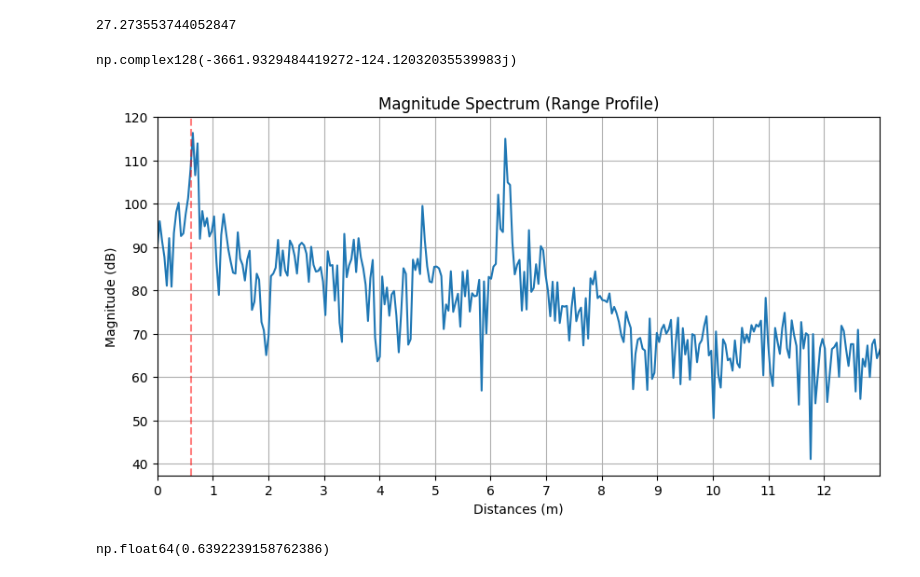
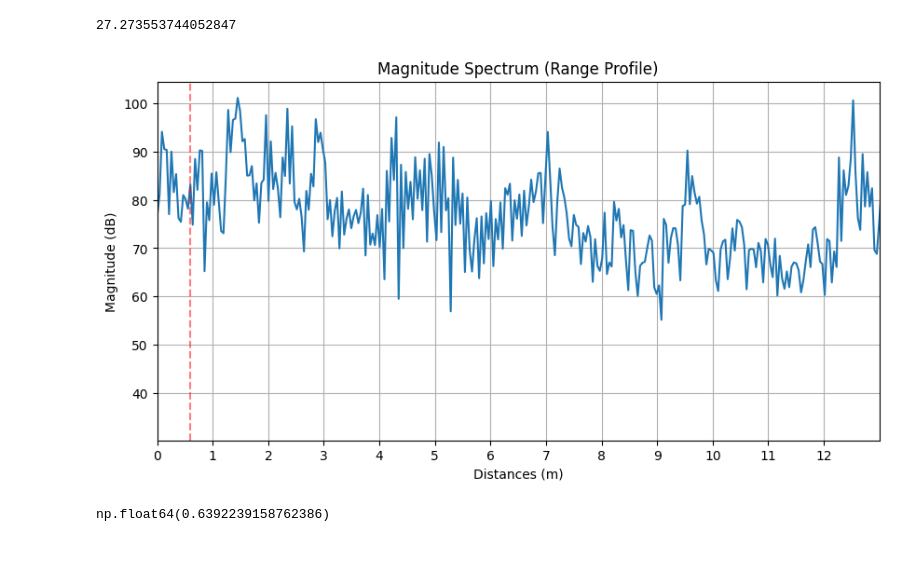
Before and after one commit to manavjeetsingh/mmWaveDataExtraction, a Jupyter notebook: rawDataProcessing4Rx2TxHighRes.ipynb, the cells around one changed output. Drawn from its saved outputs; the diff is of its cells as text; code cells hidden in the pictures.

```diff
--- a/rawDataProcessing4Rx2TxHighRes.ipynb
+++ b/rawDataProcessing4Rx2TxHighRes.ipynb
@@ -9,7 +11,7 @@ from dcalib import read_dca1000
 # fileName="Sitting1Tx1Rx/static_sitting_no_breathing3.bin"
 # fileName="Sitting1Tx1Rx/nothing.bin"
 # fileName="11_30/11_30_highres_nomovement_nobreathing_59cm_1.bin"
-fileName="12_8_2Tx4Rx/highres_nomovement_nobreathing_60cm_1.bin"
+fileName=f"{path_to_folder}12_8_2Tx4Rx/highres_nomovement_nobreathing_60cm_1.bin"
 # fileName="11_30_1Tx4Rx/11_30_highres_nomovement_nobreathing_60cm_4_Raw_0.bin"
 num_samples=640
 dca_out=read_dca1000(fileName,num_adc_samples = 640, num_adc_bits = 16, num_rx=4)
@@ -159,10 +186,6 @@ dca_out.shape[1]/samples_per_chirp/chirp_loops/frames_per_loop
 range_max
 # %% [output]
 27.273553744052847
-# %%
-dca_out_merged[0][0]
-# %% [output]
-np.complex128(-3661.9329484419272-124.12032035539983j)
 # %%
 distance_idx=15
 # distance_idx=126
@@ -233,39 +256,44 @@ def rangeFFT(signal, plot=False):
 # sigAtXXcm=[]
 # distances_all=[]
 # num_chirps=len(dca_out[0])//samples_per_chirp
 # rangeFFTAcrossChirps=np.zeros([samples_per_chirp,len(dca_out[0])//samples_per_chirp],dtype=np.complex128)
 # for chirp_no in range(len(dca_out[0])//samples_per_chirp):
 #     if chirp_no==0:
 #         fft_signal, fft_magnitude, distances=rangeFFT(dca_out[0][chirp_no*samples_per_chirp:(chirp_no+1)*samples_per_chirp], plot=True)
 #     else:
 #         fft_signal, fft_magnitude, distances=rangeFFT(dca_out[0][chirp_no*samples_per_chirp:(chirp_no+1)*samples_per_chirp], plot=False)
 #     rangeFFTAcrossChirps[:,chirp_no]=fft_signal
 #     sigAtXXcm.append(fft_signal[distance_idx])
 #     magAtXXcm.append(fft_magnitude[distance_idx])
 #     distances_all.append(distances[distance_idx])
 # sigAt58cm=np.array(sigAtXXcm)
 # magAt58cm=np.array(magAtXXcm)
 
 
 
 magAtXXcm=[]
 sigAtXXcm=[]
 distances_all=[]
-num_chirps=len(dca_out_merged[0])//samples_per_chirp
-rangeFFTAcrossChirps=np.zeros([samples_per_chirp,len(dca_out_merged[0])//samples_per_chirp],dtype=np.complex128)
-for chirp_no in range(len(dca_out_merged[0])//samples_per_chirp):
+# num_chirps=len(dca_out_merged[0])//samples_per_chirp
+num_chirps=len(dca_out_2Tx[0][0])//samples_per_chirp
+# rangeFFTAcrossChirps=np.zeros([samples_per_chirp,len(dca_out_merged[0])//samples_per_chirp],dtype=np.complex128)
+rangeFFTAcrossChirps=np.zeros([samples_per_chirp,len(dca_out_2Tx[0][0])//samples_per_chirp],dtype=np.complex128)
+# for chirp_no in range(len(dca_out_merged[0])//samples_per_chirp):
+for chirp_no in range(len(dca_out_2Tx[0][0])//samples_per_chirp):
     if chirp_no==0:
-        fft_signal, fft_magnitude, distances=rangeFFT(dca_out_merged[0][chirp_no*samples_per_chirp:(chirp_no+1)*samples_per_chirp], plot=True)
+        # fft_signal, fft_magnitude, distances=rangeFFT(dca_out_merged[0][chirp_no*samples_per_chirp:(chirp_no+1)*samples_per_chirp], plot=True)
+        fft_signal, fft_magnitude, distances=rangeFFT(dca_out_2Tx[0][0][chirp_no*samples_per_chirp:(chirp_no+1)*samples_per_chirp], plot=True)
     else:
-        fft_signal, fft_magnitude, distances=rangeFFT(dca_out_merged[0][chirp_no*samples_per_chirp:(chirp_no+1)*samples_per_chirp], plot=False)
+        # fft_signal, fft_magnitude, distances=rangeFFT(dca_out_merged[0][chirp_no*samples_per_chirp:(chirp_no+1)*samples_per_chirp], plot=False)
+        fft_signal, fft_magnitude, distances=rangeFFT(dca_out_2Tx[0][0][chirp_no*samples_per_chirp:(chirp_no+1)*samples_per_chirp], plot=False)
     rangeFFTAcrossChirps[:,chirp_no]=fft_signal
     sigAtXXcm.append(fft_signal[distance_idx])
     magAtXXcm.append(fft_magnitude[distance_idx])
     distances_all.append(distances[distance_idx])
 sigAt58cm=np.array(sigAtXXcm)
 magAt58cm=np.array(magAtXXcm)
 # %% [output]
-[figure, old version]
+[figure, new version]
 # %%
 distances[distance_idx]
 # %% [output]
```
Also changed, not shown: parts of 12 cells of this notebook, 4 other files.
